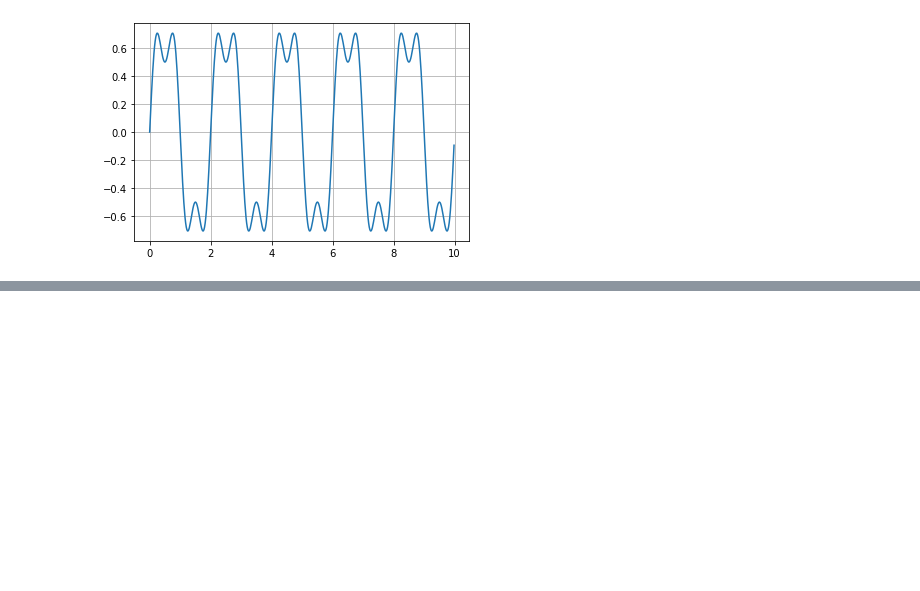
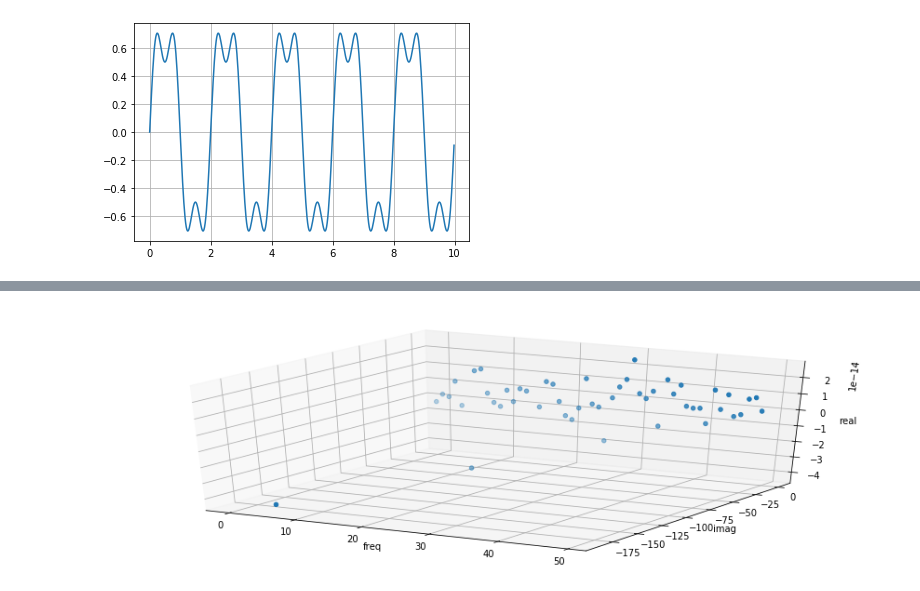
Before and after one commit to baerashid/Fourier, a Jupyter notebook: Fourier2.ipynb, the cells around one changed output, grey strips where cells are left out. Saved outputs shown, nothing was run; the diff lists cells and outputs as text; code cells hidden in the pictures; blank space fills up the shorter version.

```diff
--- a/Fourier2.ipynb
+++ b/Fourier2.ipynb
@@ -89,0 +124,10 @@ plt.show()
+# %%
+fig = plt.figure(figsize=(15,5))
+ax1 = fig.add_subplot(1,1,1, projection='3d')
+ax1.scatter(frequency[0:50], magnitudes_of_frequencies.imag[0:50],magnitudes_of_frequencies.real[0:50])
+ax1.set_xlabel('freq')
+ax1.set_ylabel('imag')
+ax1.set_zlabel('real')
+plt.show()
+# %% [output]
+[figure, added]
```
Also changed, not shown: parts of 13 cells of this notebook.
